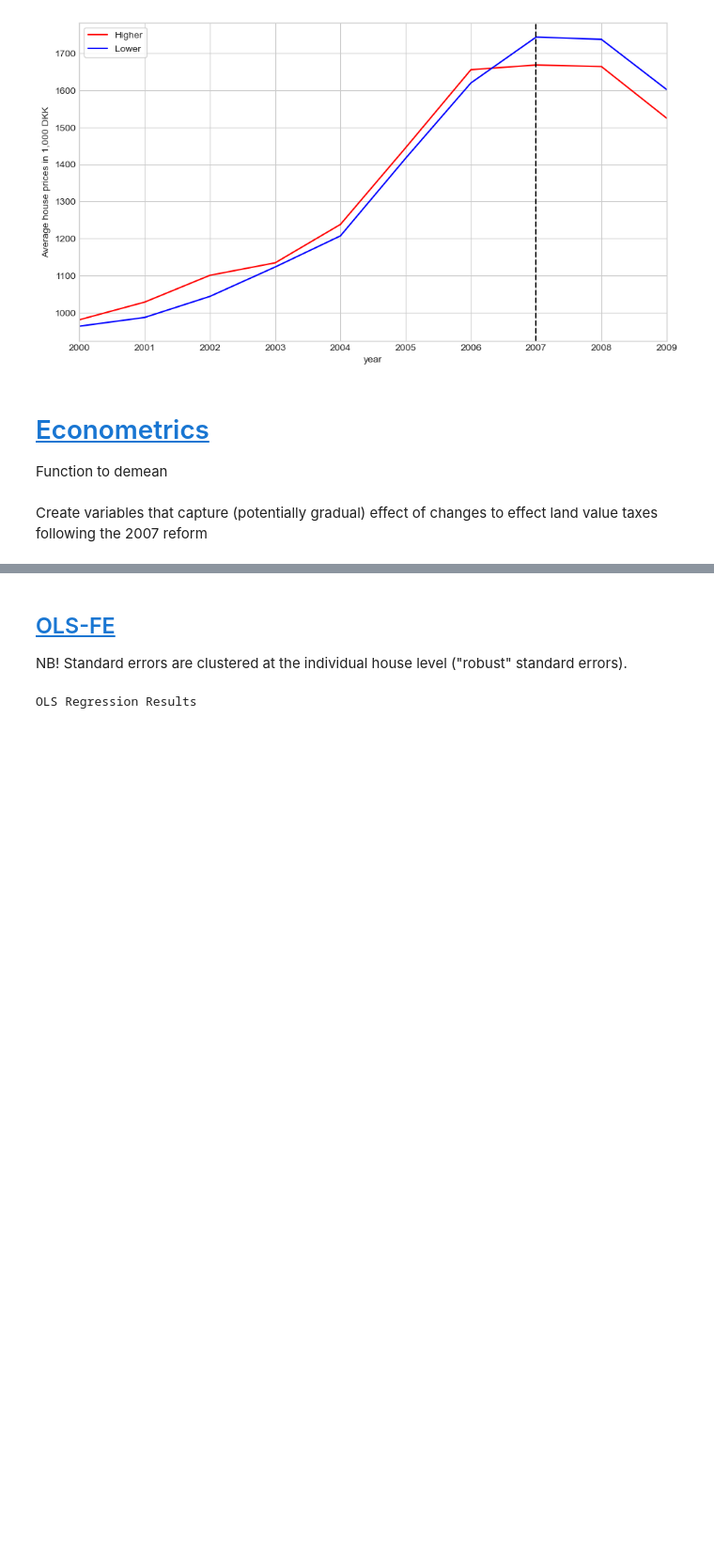
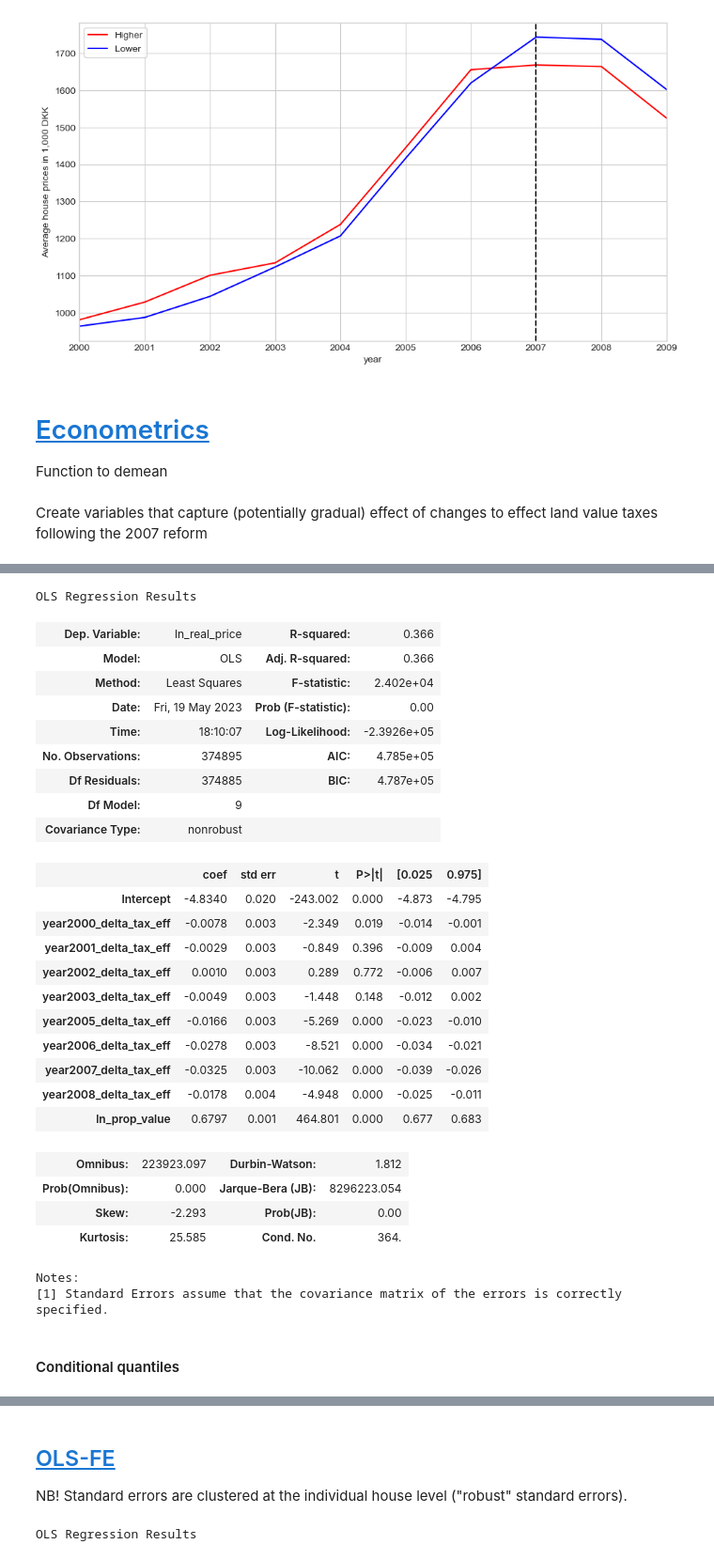
Before and after one commit to jorgenhost/No_taxation_without_capitalization, a Jupyter notebook: 4_main.ipynb, the cells around one changed output, grey strips where cells are left out. Shown at 94% size. Saved outputs shown, nothing was run; the diff lists cells and outputs as text; code cells hidden in the pictures; blank space fills up the shorter version.

```diff
--- a/4_main.ipynb
+++ b/4_main.ipynb
@@ -526,0 +558,47 @@ for year in years:
+# %%
+formula_trends = f"""ln_real_price ~ year2000_delta_tax_eff + year2001_delta_tax_eff+ year2002_delta_tax_eff+ year2003_delta_tax_eff+ year2005_delta_tax_eff + year2006_delta_tax_eff + year2007_delta_tax_eff + year2008_delta_tax_eff + ln_prop_value"""
+
+mod_ols_fe_trends = smf.ols(formula_trends,
+              data=df_merged_index
+              .pipe(demean(col_to_demean="ln_real_price"))
+              .pipe(demean(col_to_demean="year2000_delta_tax_eff"))
+              .pipe(demean(col_to_demean="year2001_delta_tax_eff"))
+              .pipe(demean(col_to_demean="year2002_delta_tax_eff"))
+              .pipe(demean(col_to_demean="year2003_delta_tax_eff"))
+              .pipe(demean(col_to_demean="year2005_delta_tax_eff"))
+              .pipe(demean(col_to_demean="year2006_delta_tax_eff"))
+              .pipe(demean(col_to_demean="year2007_delta_tax_eff"))
+              .pipe(demean(col_to_demean="year2008_delta_tax_eff"))
+              .pipe(demean(col_to_demean="ln_prop_value")))
+res_ols_fe_trends=mod_ols_fe_trends.fit(vcov='robust', fe=True)
+res_ols_fe_trends.summary()
+# %% [output]
+OLS Regression Results
+| Dep. Variable: | ln_real_price | R-squared: | 0.366 |
+| Model: | OLS | Adj. R-squared: | 0.366 |
+| Method: | Least Squares | F-statistic: | 2.402e+04 |
+| Date: | Fri, 19 May 2023 | Prob (F-statistic): | 0.00 |
+| Time: | 18:10:07 | Log-Likelihood: | -2.3926e+05 |
+| No. Observations: | 374895 | AIC: | 4.785e+05 |
+| Df Residuals: | 374885 | BIC: | 4.787e+05 |
+| Df Model: | 9 |  |  |
+| Covariance Type: | nonrobust |  |  |
+|  | coef | std err | t | P>|t| | [0.025 | 0.975] |
+| Intercept | -4.8340 | 0.020 | -243.002 | 0.000 | -4.873 | -4.795 |
+| year2000_delta_tax_eff | -0.0078 | 0.003 | -2.349 | 0.019 | -0.014 | -0.001 |
+| year2001_delta_tax_eff | -0.0029 | 0.003 | -0.849 | 0.396 | -0.009 | 0.004 |
+| year2002_delta_tax_eff | 0.0010 | 0.003 | 0.289 | 0.772 | -0.006 | 0.007 |
+| year2003_delta_tax_eff | -0.0049 | 0.003 | -1.448 | 0.148 | -0.012 | 0.002 |
+| year2005_delta_tax_eff | -0.0166 | 0.003 | -5.269 | 0.000 | -0.023 | -0.010 |
+| year2006_delta_tax_eff | -0.0278 | 0.003 | -8.521 | 0.000 | -0.034 | -0.021 |
+| year2007_delta_tax_eff | -0.0325 | 0.003 | -10.062 | 0.000 | -0.039 | -0.026 |
+| year2008_delta_tax_eff | -0.0178 | 0.004 | -4.948 | 0.000 | -0.025 | -0.011 |
+| ln_prop_value | 0.6797 | 0.001 | 464.801 | 0.000 | 0.677 | 0.683 |
+| Omnibus: | 223923.097 | Durbin-Watson: | 1.812 |
+| Prob(Omnibus): | 0.000 | Jarque-Bera (JB): | 8296223.054 |
+| Skew: | -2.293 | Prob(JB): | 0.00 |
+| Kurtosis: | 25.585 | Cond. No. | 364. |
+Notes:
+[1] Standard Errors assume that the covariance matrix of the errors is correctly specified.
+# %% [markdown]
+#### Conditional quantiles
```
Also changed, not shown: parts of 21 cells of this notebook, 31 other files.
